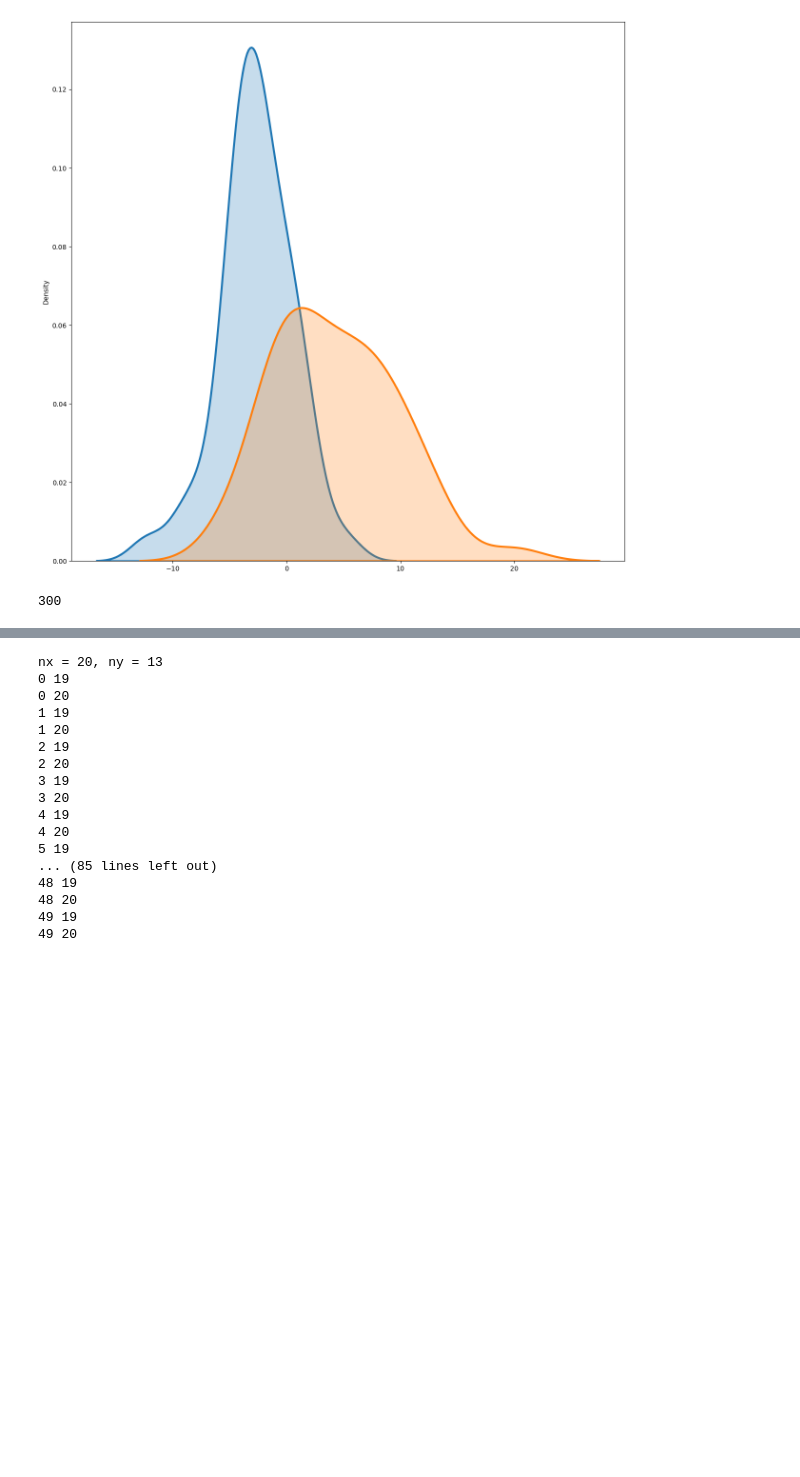
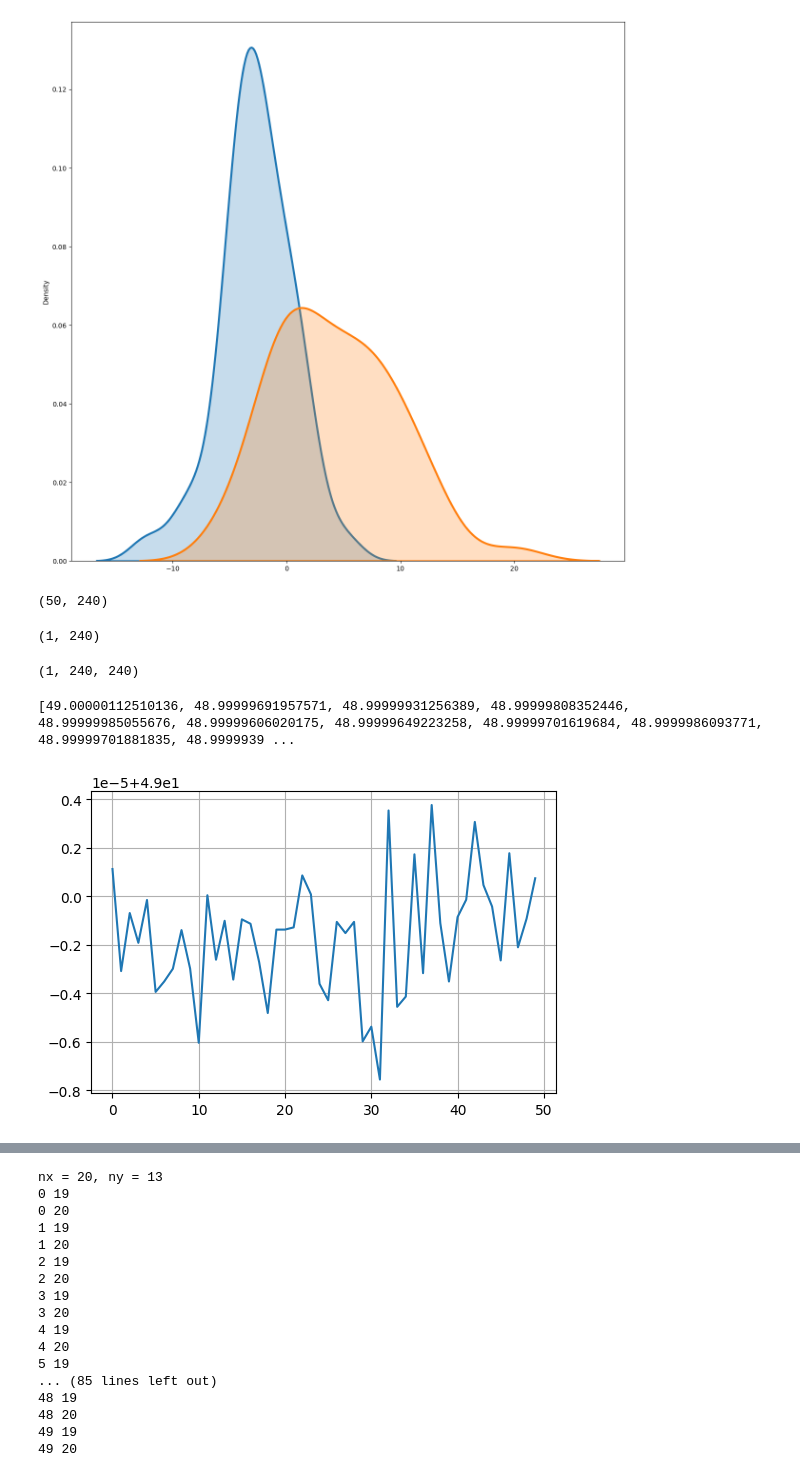
Before and after one commit to MikeChuv/AudioSignalProcessing, a Jupyter notebook: mfcc_gmm.ipynb, the cells around one changed output, grey strips where cells are left out. Saved outputs shown, nothing was run; the diff lists cells and outputs as text; code cells hidden in the pictures; blank space fills up the shorter version.

```diff
--- a/mfcc_gmm.ipynb
+++ b/mfcc_gmm.ipynb
@@ -161,9 +161,35 @@ Moviepy - Done !
 Moviepy - video ready final3.mp4
 [figure]
 # %%
-trainA.shape[1]
+trainA.shape
 # %% [output]
-300
+(50, 240)
+# %%
+gmA.means_.shape
+# %% [output]
+(1, 240)
+# %%
+gmA.covariances_.shape
+# %% [output]
+(1, 240, 240)
+# %%
+rlist = []
+for el in trainA:
+    x = el
+    means = np.squeeze(gmA.means_)
+    cov = np.squeeze(gmA.covariances_)
+
+    r = (x - means).T @ np.linalg.inv(cov) @ (x - means)
+    rlist.append(r)
+# %%
+print(rlist)
+# %% [output]
+[49.00000112510136, 48.99999691957571, 48.99999931256389, 48.99999808352446, 48.99999985055676, 48.99999606020175, 48.99999649223258, 48.99999701619684, 48.9999986093771, 48.99999701881835, 48.9999939 ...
+# %%
+plt.plot(range(len(rlist)), rlist)
+plt.show()
+# %% [output]
+[figure, added]
 # %%
 trainB.shape[1]
 # %% [output]
```
Also changed, not shown: parts of 7 cells of this notebook.
